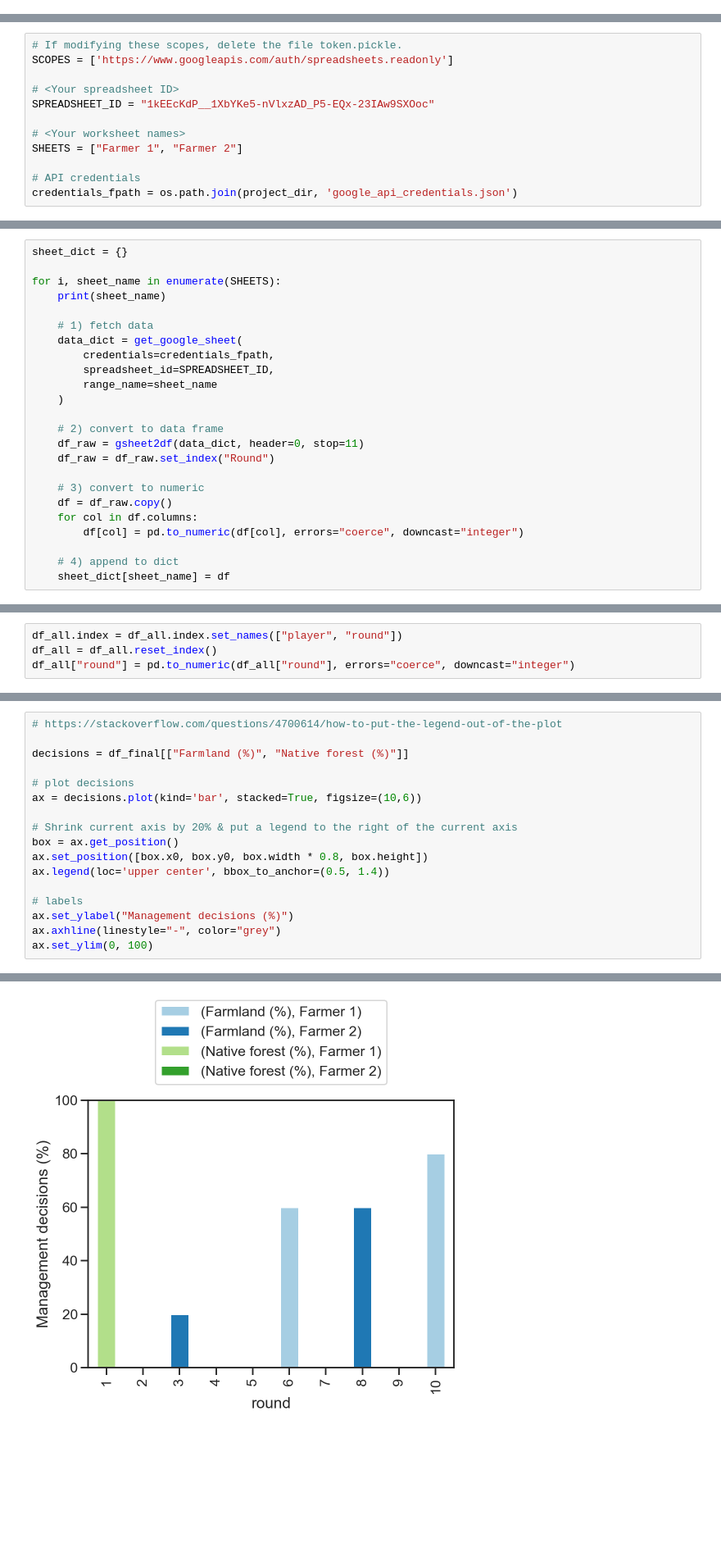
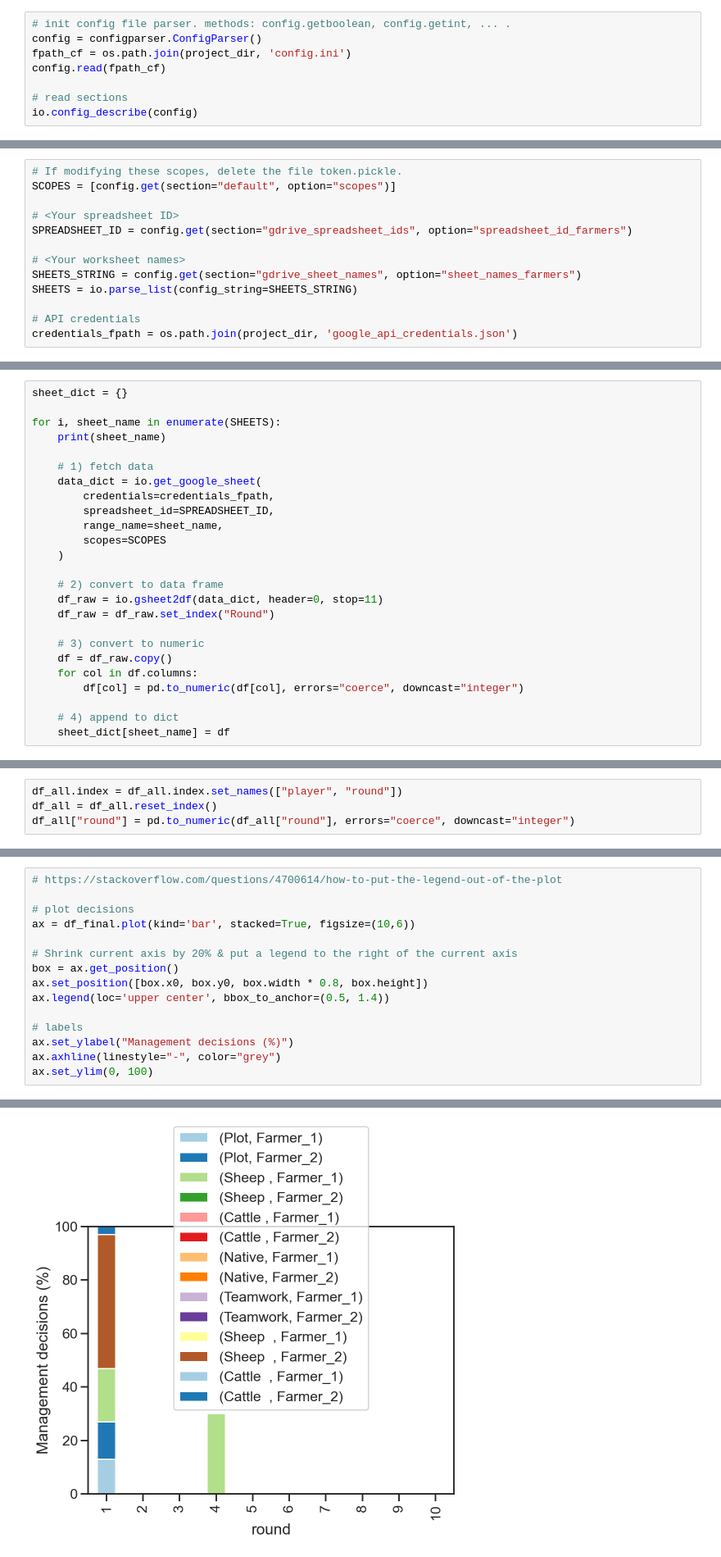
Before and after one commit to derpyninja/gecm, a Jupyter notebook: notebooks/1.1-fz-fetch-gdrive-sheets.ipynb, the cells around one changed output, grey strips where cells are left out. Shown: that part at 82% size. Saved outputs shown, nothing was run; the diff lists cells and outputs as text; blank space fills up the shorter version.

Commit message:
outsourced gdrive io to python file

```diff
--- a/notebooks/1.1-fz-fetch-gdrive-sheets.ipynb
+++ b/notebooks/1.1-fz-fetch-gdrive-sheets.ipynb
@@ -121,3 +44,11 @@ data_raw = os.path.join(project_dir, "data", "raw")
 data_processed = os.path.join(project_dir, "data", "processed")
 # %% [markdown]
 #### Authentification
+# %%
+# init config file parser. methods: config.getboolean, config.getint, ... .
+config = configparser.ConfigParser()
+fpath_cf = os.path.join(project_dir, 'config.ini')
+config.read(fpath_cf)
+
+# read sections
+io.config_describe(config)
@@ -124,12 +72,13 @@ data_processed = os.path.join(project_dir, "data", "processed")
 # %%
 # If modifying these scopes, delete the file token.pickle.
-SCOPES = ['https://www.googleapis.com/auth/spreadsheets.readonly']
+SCOPES = [config.get(section="default", option="scopes")]
 
 # <Your spreadsheet ID>
-SPREADSHEET_ID = "1kEEcKdP__1XbYKe5-nVlxzAD_P5-EQx-23IAw9SXOoc"
+SPREADSHEET_ID = config.get(section="gdrive_spreadsheet_ids", option="spreadsheet_id_farmers")
 
 # <Your worksheet names>
-SHEETS = ["Farmer 1", "Farmer 2"]
+SHEETS_STRING = config.get(section="gdrive_sheet_names", option="sheet_names_farmers")
+SHEETS = io.parse_list(config_string=SHEETS_STRING)
 
 # API credentials
 credentials_fpath = os.path.join(project_dir, 'google_api_credentials.json')
@@ -142,14 +91,15 @@ for i, sheet_name in enumerate(SHEETS):
     print(sheet_name)
 
     # 1) fetch data
-    data_dict = get_google_sheet(
+    data_dict = io.get_google_sheet(
         credentials=credentials_fpath,
         spreadsheet_id=SPREADSHEET_ID,
-        range_name=sheet_name
+        range_name=sheet_name,
+        scopes=SCOPES
     )
 
     # 2) convert to data frame
-    df_raw = gsheet2df(data_dict, header=0, stop=11)
+    df_raw = io.gsheet2df(data_dict, header=0, stop=11)
     df_raw = df_raw.set_index("Round")
 
     # 3) convert to numeric
@@ -226,20 +180,18 @@ df_final
 # %%
 # https://stackoverflow.com/questions/4700614/how-to-put-the-legend-out-of-the-plot
 
-decisions = df_final[["Farmland (%)", "Native forest (%)"]]
-
 # plot decisions
-ax = decisions.plot(kind='bar', stacked=True, figsize=(10,6))
+ax = df_final.plot(kind='bar', stacked=True, figsize=(10,6))
 
 # Shrink current axis by 20% & put a legend to the right of the current axis
 box = ax.get_position()
 ax.set_position([box.x0, box.y0, box.width * 0.8, box.height])
 ax.legend(loc='upper center', bbox_to_anchor=(0.5, 1.4))
 
 # labels
 ax.set_ylabel("Management decisions (%)")
 ax.axhline(linestyle="-", color="grey")
 ax.set_ylim(0, 100)
 # %% [output]
 (0.0, 100.0)
-[figure, old version]
+[figure, new version]
```
Also changed, not shown: parts of 9 cells of this notebook, 3 other files.
